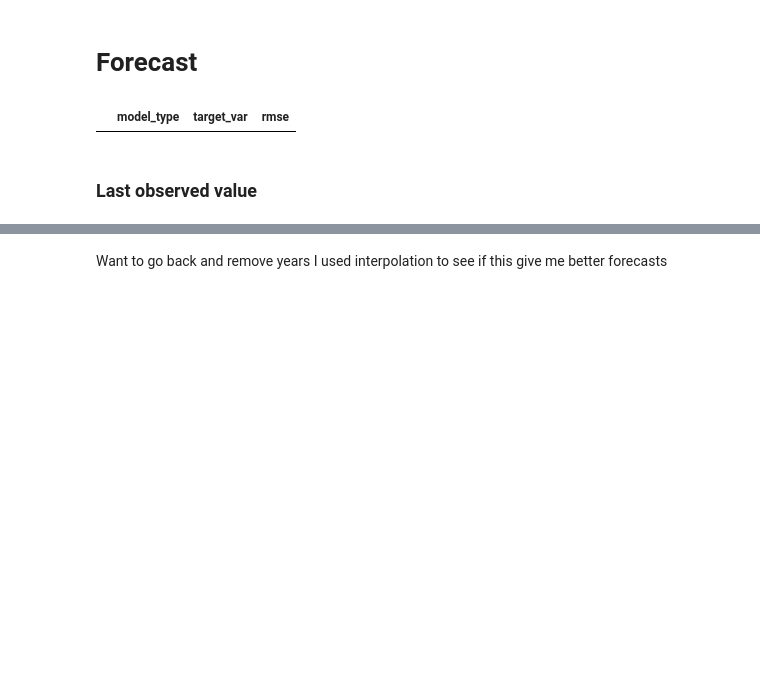
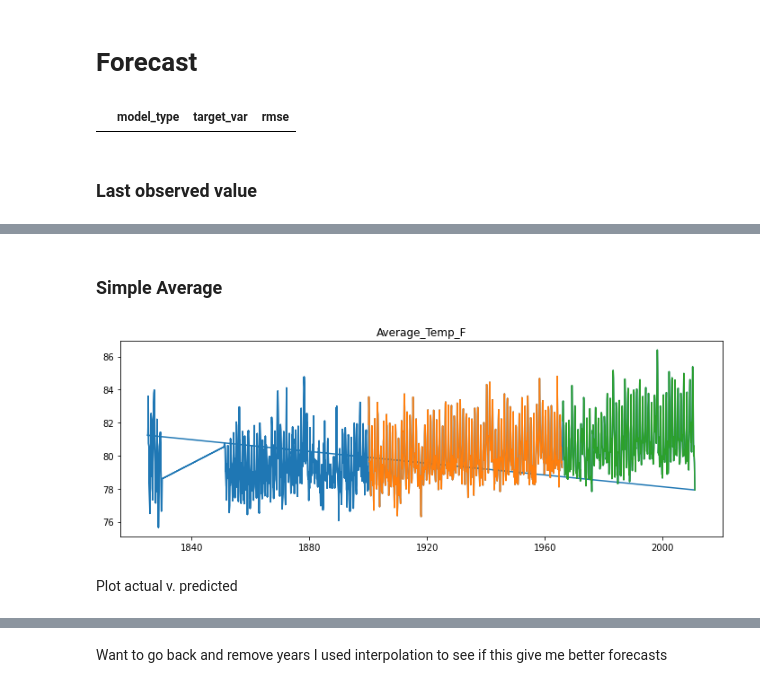
Before and after one commit to SLawsonWoods/time_series_exercises_1, a Jupyter notebook: time_series_mini_proj.ipynb, the cells around one changed output, grey strips where cells are left out. Saved outputs shown, nothing was run; the diff lists cells and outputs as text; code cells hidden in the pictures; blank space fills up the shorter version.

```diff
--- a/time_series_mini_proj.ipynb
+++ b/time_series_mini_proj.ipynb
@@ -447,0 +513,2 @@ KeyError: 'AverageTemperatureUncertainty'
+# %% [markdown]
+### Simple Average
@@ -448,2 +521,4 @@ KeyError: 'AverageTemperatureUncertainty'
 # %%
-plot_samples?
+plot_samples('Average_Temp_F')
+# %% [output]
+[figure, added]
@@ -468,0 +525,2 @@ plt.show()
+# %% [markdown]
+Plot actual v. predicted
```
Also changed, not shown: parts of 53 cells of this notebook, 1 other file.
